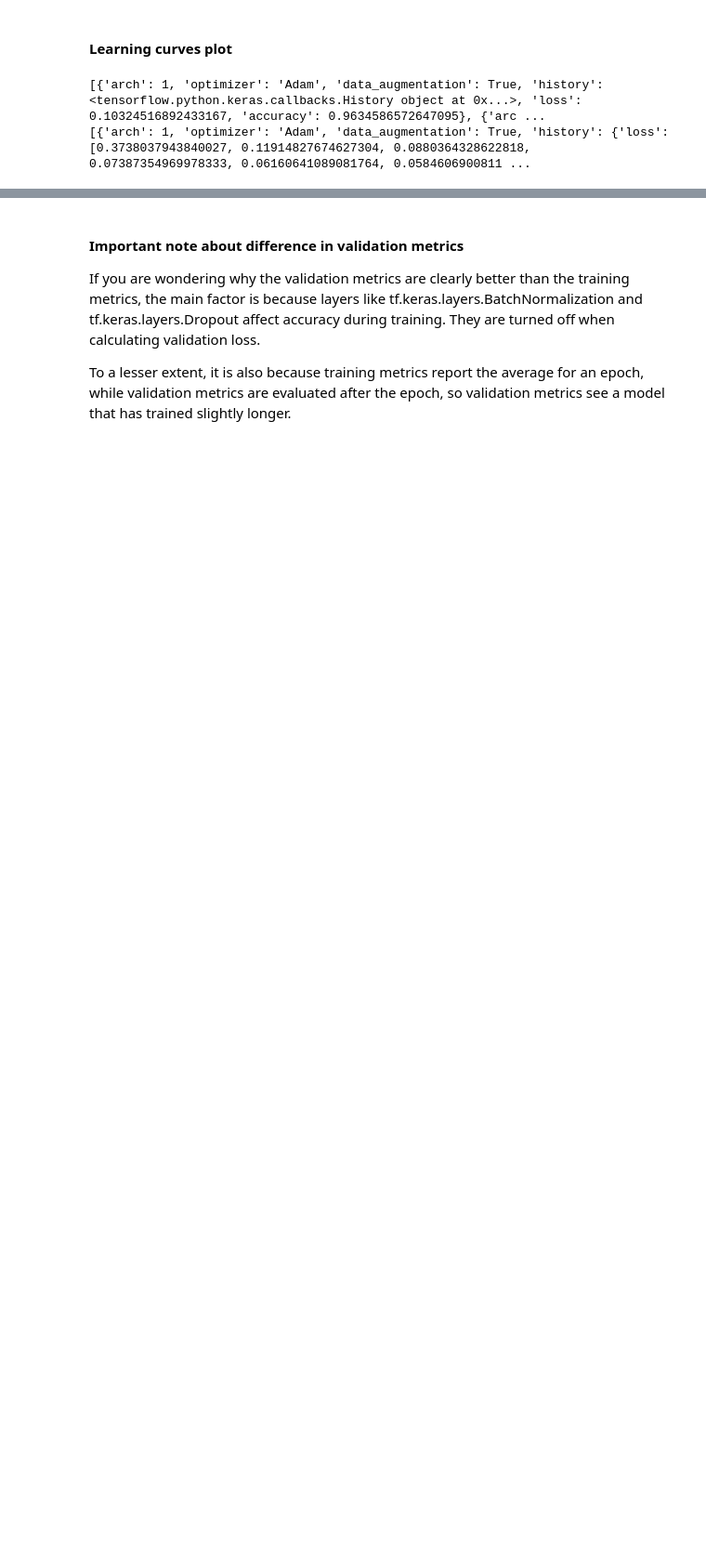
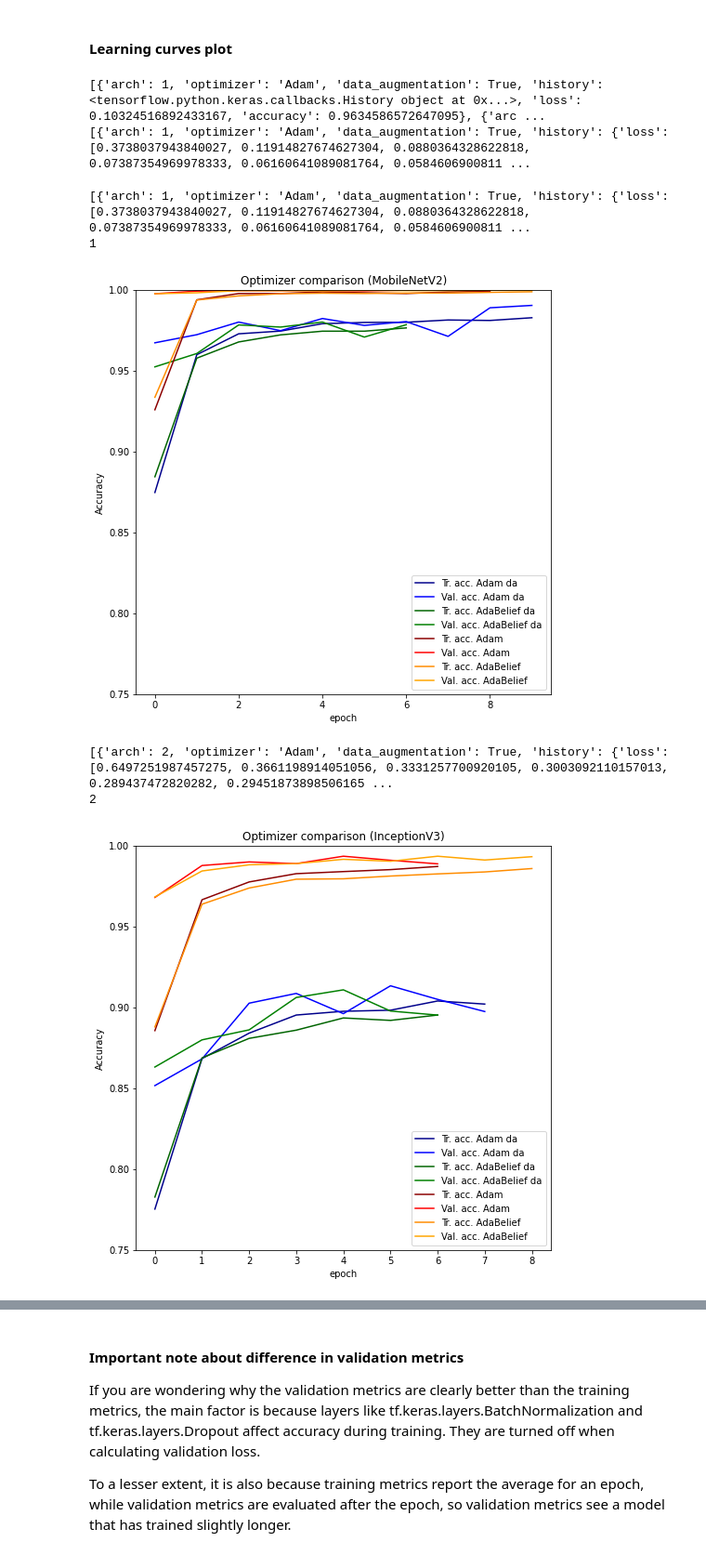
Before and after one commit to JeroenVanB/FruitClassification, a Jupyter notebook: classify_fruit.ipynb, the cells around one changed output, grey strips where cells are left out. Shown at 93% size. Drawn from its saved outputs; the diff is of its cells as text; code cells hidden in the pictures; blank space fills up the shorter version.

```diff
--- a/classify_fruit.ipynb
+++ b/classify_fruit.ipynb
@@ -348,3 +348,29 @@ pickle.dump(newResults, open('results.p', 'wb'))
 # %% [output]
 [{'arch': 1, 'optimizer': 'Adam', 'data_augmentation': True, 'history': <tensorflow.python.keras.callbacks.History object at 0x...>, 'loss': 0.10324516892433167, 'accuracy': 0.9634586572647095}, {'arc ...
 [{'arch': 1, 'optimizer': 'Adam', 'data_augmentation': True, 'history': {'loss': [0.3738037943840027, 0.11914827674627304, 0.0880364328622818, 0.07387354969978333, 0.06160641089081764, 0.0584606900811 ...
+# %%
+import pickle
+
+with open('results.p', 'rb') as f:
+    data = pickle.load(f)
+
+for arch in range(1,4):
+    for d in data:
+      if d['arch'] == arch and d['optimizer'] == 'Adam' and d['data_augmentation']:
+        d_adam_data_aug = d
+      if d['arch'] == arch and d['optimizer'] == 'AdaBelief' and d['data_augmentation']:
+        d_adabelief_data_aug = d
+      if d['arch'] == arch and d['optimizer'] == 'Adam' and not d['data_augmentation']:
+        d_adam_no_data_aug = d
+      if d['arch'] == arch and d['optimizer'] == 'AdaBelief' and not d['data_augmentation']:
+        d_adabelief_no_data_aug = d
+
+    plot_history(arch, [d_adam_data_aug, d_adabelief_data_aug, d_adam_no_data_aug, d_adabelief_no_data_aug])
+    # plot_history(arch, [d_adam_no_data_aug, d_adabelief_no_data_aug])
+# %% [output]
+[{'arch': 1, 'optimizer': 'Adam', 'data_augmentation': True, 'history': {'loss': [0.3738037943840027, 0.11914827674627304, 0.0880364328622818, 0.07387354969978333, 0.06160641089081764, 0.0584606900811 ...
+1
+[figure, added]
+[{'arch': 2, 'optimizer': 'Adam', 'data_augmentation': True, 'history': {'loss': [0.6497251987457275, 0.3661198914051056, 0.3331257700920105, 0.3003092110157013, 0.289437472820282, 0.29451873898506165 ...
+2
+[figure, added]
```
Also changed, not shown: parts of 3 cells of this notebook.
